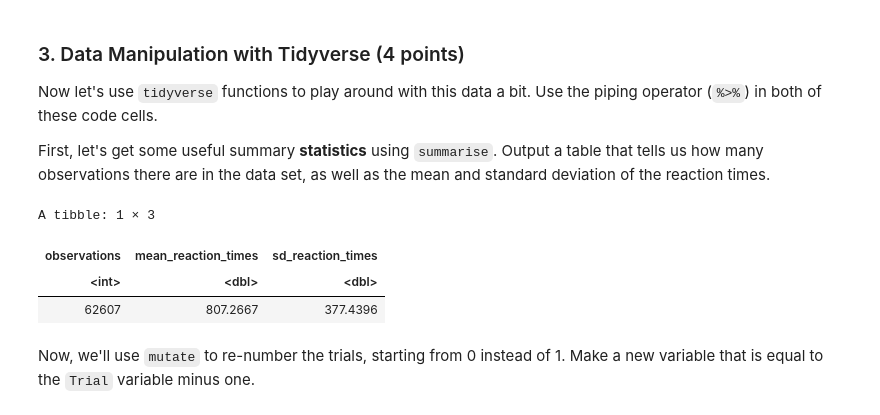
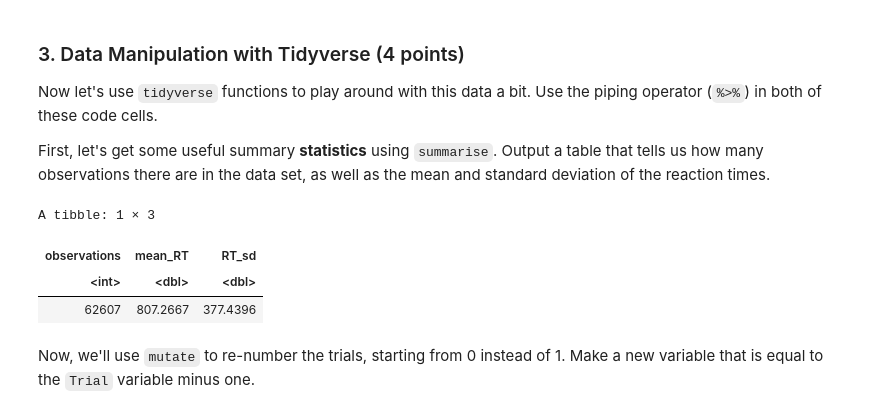
Before and after one commit to sadtangerine/Elie_DSPN_S22, a Jupyter notebook: Homework2.ipynb, the cells around one changed output. Drawn from its saved outputs; the diff is of its cells as text; code cells hidden in the pictures.

```diff
--- a/Homework2.ipynb
+++ b/Homework2.ipynb
@@ -68,12 +58,12 @@ First, let's get some useful summary **statistics** using `summarise`. Output a
 # %%
 group_by(lexicaldata_clean) %>% summarize (
     observations = n(),
-    mean_reaction_times = mean(D_RT),
-    sd_reaction_times = sd(D_RT),
+    mean_RT = mean(D_RT),
+    RT_sd = sd(D_RT),
 )
 # %% [output]
 A tibble: 1 × 3
-| observations | mean_reaction_times | sd_reaction_times |
+| observations | mean_RT | RT_sd |
 | <int> | <dbl> | <dbl> |
 | 62607 | 807.2667 | 377.4396 |
 # %% [markdown]
```
Also changed, not shown: parts of 3 cells of this notebook.
